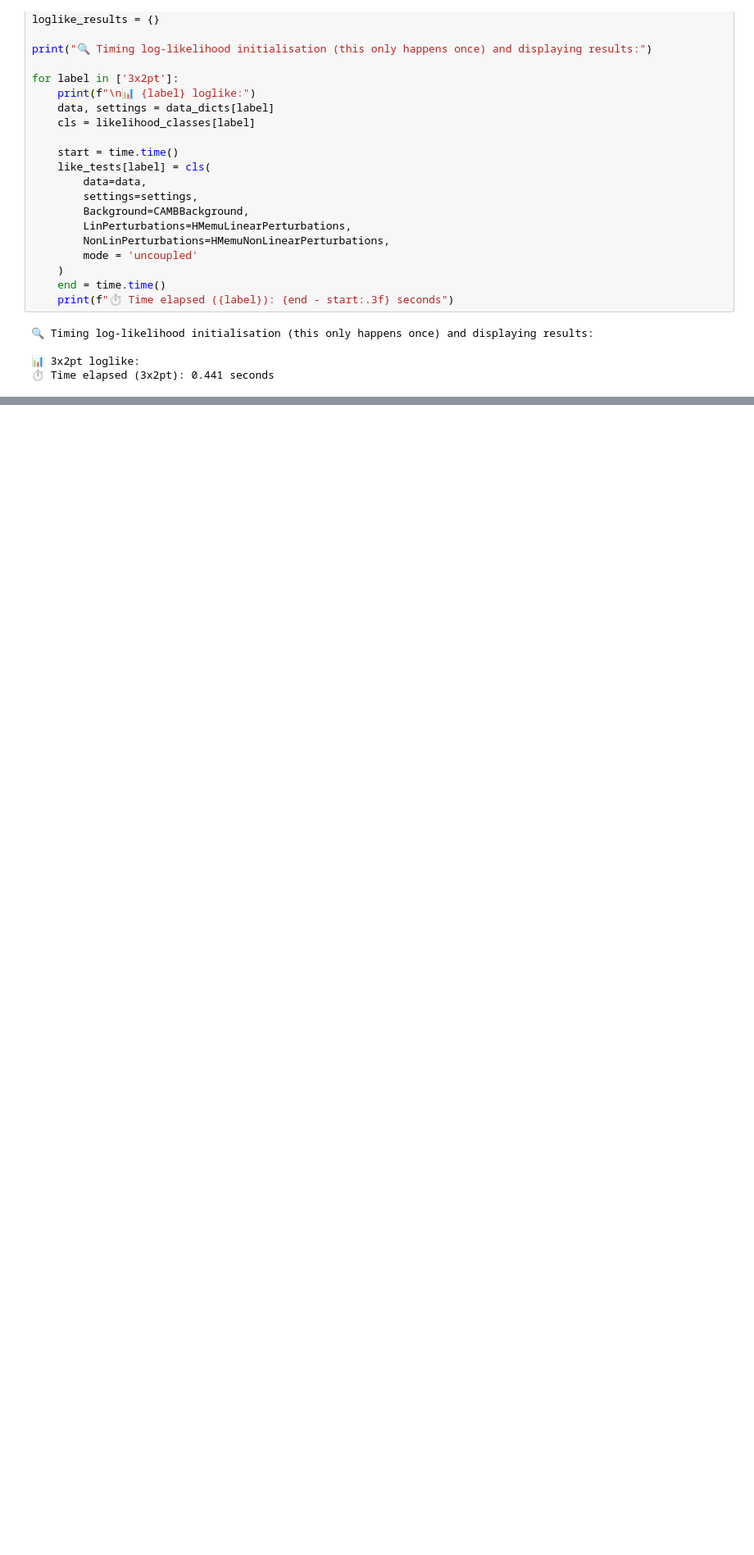
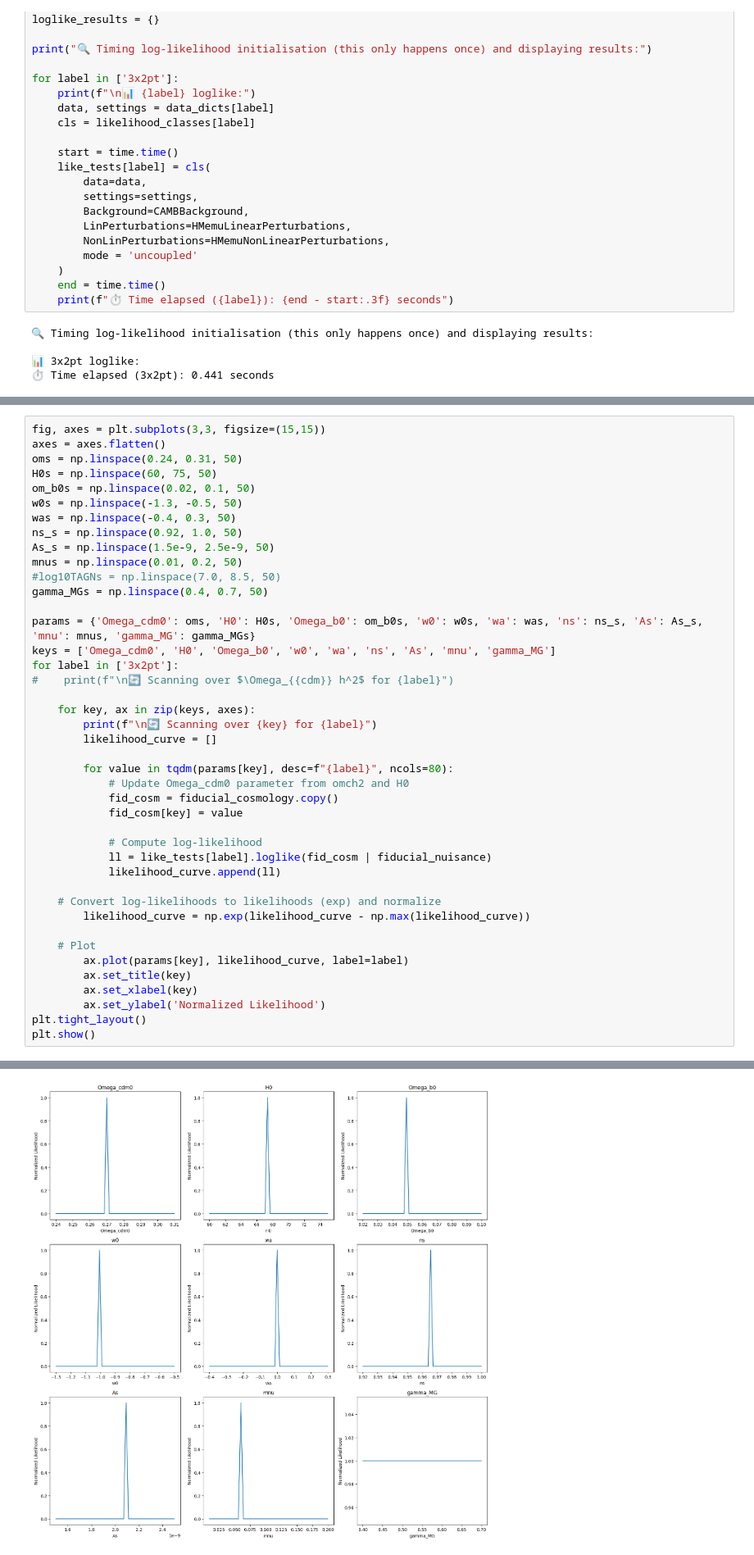
Before and after one commit to jipdebuck/binz, a Jupyter notebook: notebooks/log_like.ipynb, the cells around one changed output, grey strips where cells are left out. Shown at 82% size. Cells and saved outputs as stored; diff of their text form; blank space fills up the shorter version.

```diff
--- a/notebooks/log_like.ipynb
+++ b/notebooks/log_like.ipynb
@@ -298,0 +336,43 @@ for label in ['3x2pt']:
+# %%
+fig, axes = plt.subplots(3,3, figsize=(15,15))
+axes = axes.flatten()
+oms = np.linspace(0.24, 0.31, 50)
+H0s = np.linspace(60, 75, 50)
+om_b0s = np.linspace(0.02, 0.1, 50)
+w0s = np.linspace(-1.3, -0.5, 50)
+was = np.linspace(-0.4, 0.3, 50)
+ns_s = np.linspace(0.92, 1.0, 50)
+As_s = np.linspace(1.5e-9, 2.5e-9, 50)
+mnus = np.linspace(0.01, 0.2, 50)
+#log10TAGNs = np.linspace(7.0, 8.5, 50)
+gamma_MGs = np.linspace(0.4, 0.7, 50)
+
+params = {'Omega_cdm0': oms, 'H0': H0s, 'Omega_b0': om_b0s, 'w0': w0s, 'wa': was, 'ns': ns_s, 'As': As_s, 'mnu': mnus, 'gamma_MG': gamma_MGs}
+keys = ['Omega_cdm0', 'H0', 'Omega_b0', 'w0', 'wa', 'ns', 'As', 'mnu', 'gamma_MG']
+for label in ['3x2pt']:
+#    print(f"\n🔄 Scanning over $\Omega_{{cdm}} h^2$ for {label}")
+
+    for key, ax in zip(keys, axes):
+        print(f"\n🔄 Scanning over {key} for {label}")
+        likelihood_curve = []
+
+        for value in tqdm(params[key], desc=f"{label}", ncols=80):
+            # Update Omega_cdm0 parameter from omch2 and H0
+            fid_cosm = fiducial_cosmology.copy()
+            fid_cosm[key] = value
+
+            # Compute log-likelihood
+            ll = like_tests[label].loglike(fid_cosm | fiducial_nuisance)
+            likelihood_curve.append(ll)
+
+    # Convert log-likelihoods to likelihoods (exp) and normalize
+        likelihood_curve = np.exp(likelihood_curve - np.max(likelihood_curve))
+
+    # Plot
+        ax.plot(params[key], likelihood_curve, label=label)
+        ax.set_title(key)
+        ax.set_xlabel(key)
+        ax.set_ylabel('Normalized Likelihood')
+plt.tight_layout()
+plt.show()
+# %% [output]
@@ -298,0 +388 @@ for label in ['3x2pt']:
+[figure, added]
```
Also changed, not shown: parts of 5 cells of this notebook, 1 other file.
